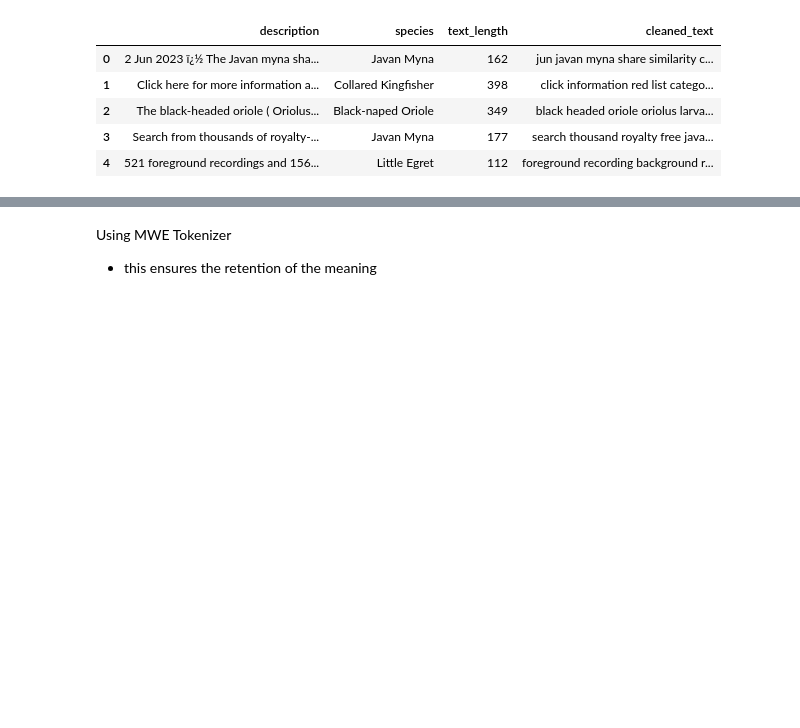
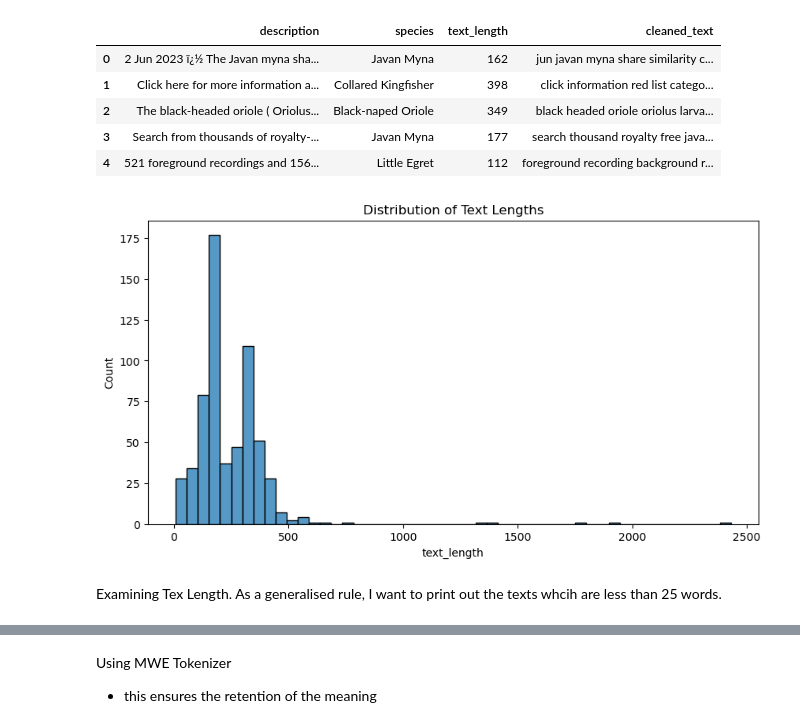
Before and after one commit to wongwenbing/Y2S2, a Jupyter notebook: Natural Language Processing/Assignment/IT2391_230436M_Part1.ipynb, the cells around one changed output, grey strips where cells are left out. Drawn from its saved outputs; the diff is of its cells as text; code cells hidden in the pictures; blank space fills up the shorter version.

```diff
--- a/Natural Language Processing/Assignment/IT2391_230436M_Part1.ipynb
+++ b/Natural Language Processing/Assignment/IT2391_230436M_Part1.ipynb
@@ -156,3 +157,13 @@ data.head()
 | 2 | The black-headed oriole ( Oriolus... | Black-naped Oriole | 349 | black headed oriole oriolus larva... |
 | 3 | Search from thousands of royalty-... | Javan Myna | 177 | search thousand royalty free java... |
 | 4 | 521 foreground recordings and 156... | Little Egret | 112 | foreground recording background r... |
+# %%
+data['text_length'] = data['description'].apply(len)
+plt.figure(figsize=(10,5))
+sns.histplot(data['text_length'], bins=50)
+plt.title('Distribution of Text Lengths')
+plt.show()
+# %% [output]
+[figure, added]
+# %% [markdown]
+Examining Tex Length. As a generalised rule, I want to print out the texts whcih are less than 25 words.
```
Also changed, not shown: parts of 14 cells of this notebook, 4 other files.
